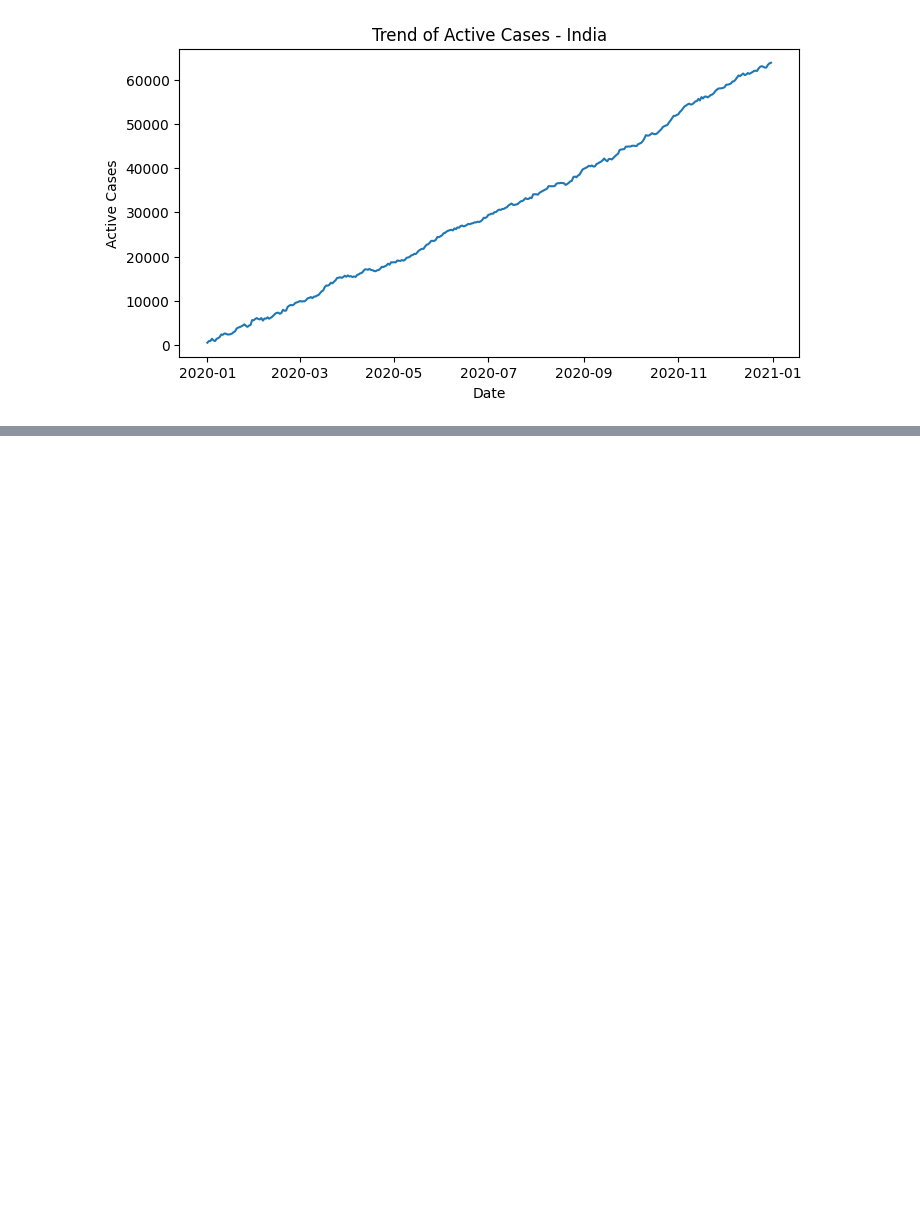
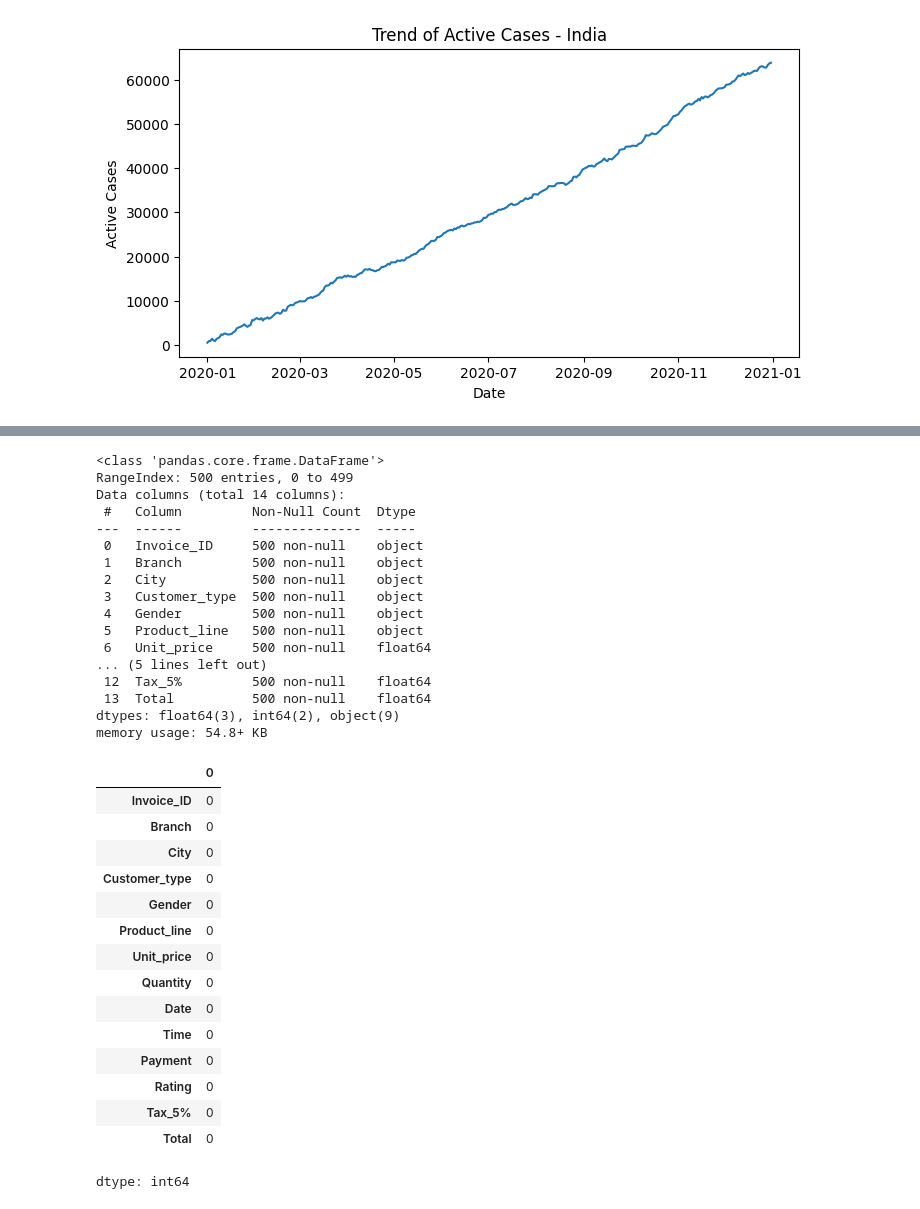
Before and after one commit to lokeshneerasa/EDA-PROJECTS, a Jupyter notebook: EDA_PROJECTS.ipynb, the cells around one changed output, grey strips where cells are left out. Cells and saved outputs as stored; diff of their text form; code cells hidden in the pictures; blank space fills up the shorter version.

```diff
--- a/EDA_PROJECTS.ipynb
+++ b/EDA_PROJECTS.ipynb
@@ -126,0 +135,7 @@ plt.show()
+# %%
+import pandas as pd
+import numpy as np
+import matplotlib.pyplot as plt
+import seaborn as sns
+df=pd.read_csv("supermarket_sales.csv")
+print(df)
@@ -126,0 +160,38 @@ plt.show()
+# %%
+df.info()
+df.describe()
+df.isnull().sum()
+# %% [output]
+<class 'pandas.core.frame.DataFrame'>
+RangeIndex: 500 entries, 0 to 499
+Data columns (total 14 columns):
+ #   Column         Non-Null Count  Dtype
+---  ------         --------------  -----
+ 0   Invoice_ID     500 non-null    object
+ 1   Branch         500 non-null    object
+ 2   City           500 non-null    object
+ 3   Customer_type  500 non-null    object
+ 4   Gender         500 non-null    object
+ 5   Product_line   500 non-null    object
+ 6   Unit_price     500 non-null    float64
+... (5 lines left out)
+ 12  Tax_5%         500 non-null    float64
+ 13  Total          500 non-null    float64
+dtypes: float64(3), int64(2), object(9)
+memory usage: 54.8+ KB
+|  | 0 |
+| Invoice_ID | 0 |
+| Branch | 0 |
+| City | 0 |
+| Customer_type | 0 |
+| Gender | 0 |
+| Product_line | 0 |
+| Unit_price | 0 |
+| Quantity | 0 |
+| Date | 0 |
+| Time | 0 |
+| Payment | 0 |
+| Rating | 0 |
+| Tax_5% | 0 |
+| Total | 0 |
+dtype: int64
```
Also changed, not shown: parts of 74 cells of this notebook.
